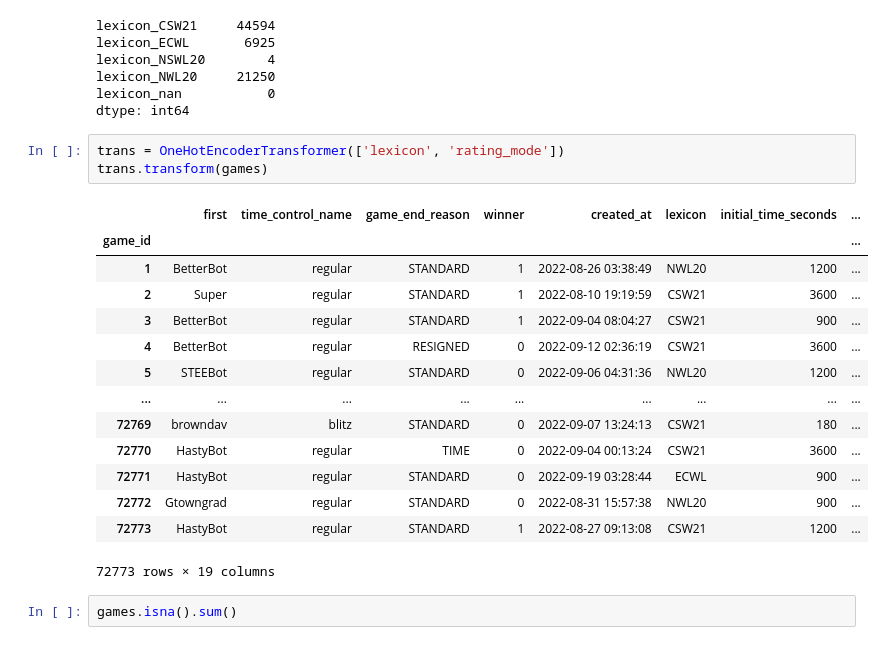
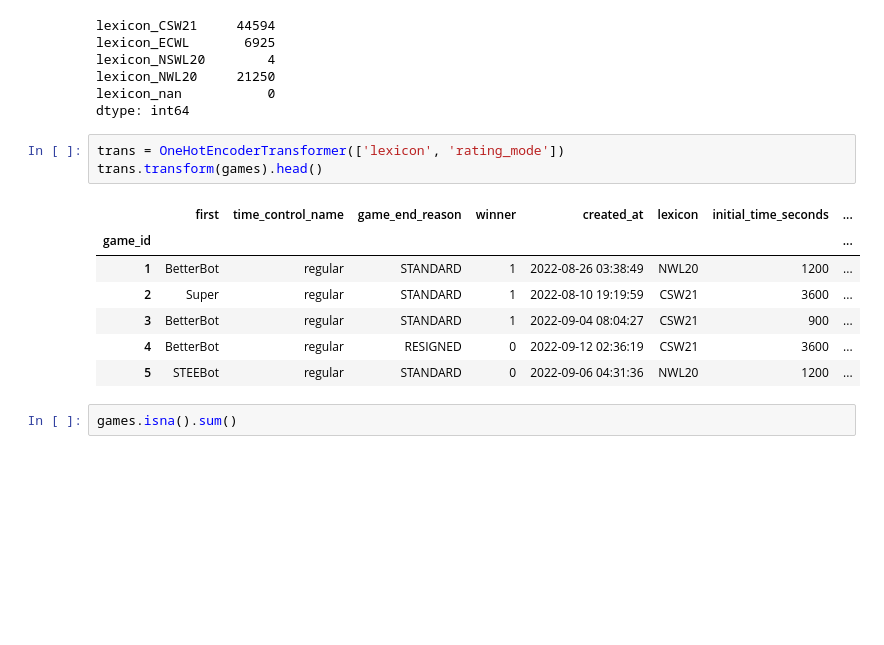
Before and after one commit to CatGuy1300/scrabble, a Jupyter notebook: notebooks/piping.ipynb, the cells around one changed output. Saved outputs shown, nothing was run; the diff lists cells and outputs as text; blank space fills up the shorter version.

```diff
--- a/notebooks/piping.ipynb
+++ b/notebooks/piping.ipynb
@@ -227,22 +241,15 @@ lexicon_nan           0
 dtype: int64
 # %%
 trans = OneHotEncoderTransformer(['lexicon', 'rating_mode'])
-trans.transform(games)
+trans.transform(games).head()
 # %% [output]
 |  | first | time_control_name | game_end_reason | winner | created_at | lexicon | initial_time_seconds | ... |
 | game_id |  |  |  |  |  |  |  | ... |
 | 1 | BetterBot | regular | STANDARD | 1 | 2022-08-26 03:38:49 | NWL20 | 1200 | ... |
 | 2 | Super | regular | STANDARD | 1 | 2022-08-10 19:19:59 | CSW21 | 3600 | ... |
 | 3 | BetterBot | regular | STANDARD | 1 | 2022-09-04 08:04:27 | CSW21 | 900 | ... |
 | 4 | BetterBot | regular | RESIGNED | 0 | 2022-09-12 02:36:19 | CSW21 | 3600 | ... |
 | 5 | STEEBot | regular | STANDARD | 0 | 2022-09-06 04:31:36 | NWL20 | 1200 | ... |
-| ... | ... | ... | ... | ... | ... | ... | ... | ... |
-| 72769 | browndav | blitz | STANDARD | 0 | 2022-09-07 13:24:13 | CSW21 | 180 | ... |
-| 72770 | HastyBot | regular | TIME | 0 | 2022-09-04 00:13:24 | CSW21 | 3600 | ... |
-| 72771 | HastyBot | regular | STANDARD | 0 | 2022-09-19 03:28:44 | ECWL | 900 | ... |
-| 72772 | Gtowngrad | regular | STANDARD | 0 | 2022-08-31 15:57:38 | NWL20 | 900 | ... |
-| 72773 | HastyBot | regular | STANDARD | 1 | 2022-08-27 09:13:08 | CSW21 | 1200 | ... |
-72773 rows × 19 columns
 # %%
 games.isna().sum()
 # %% [output]
```
Also changed, not shown: parts of 36 cells of this notebook.
